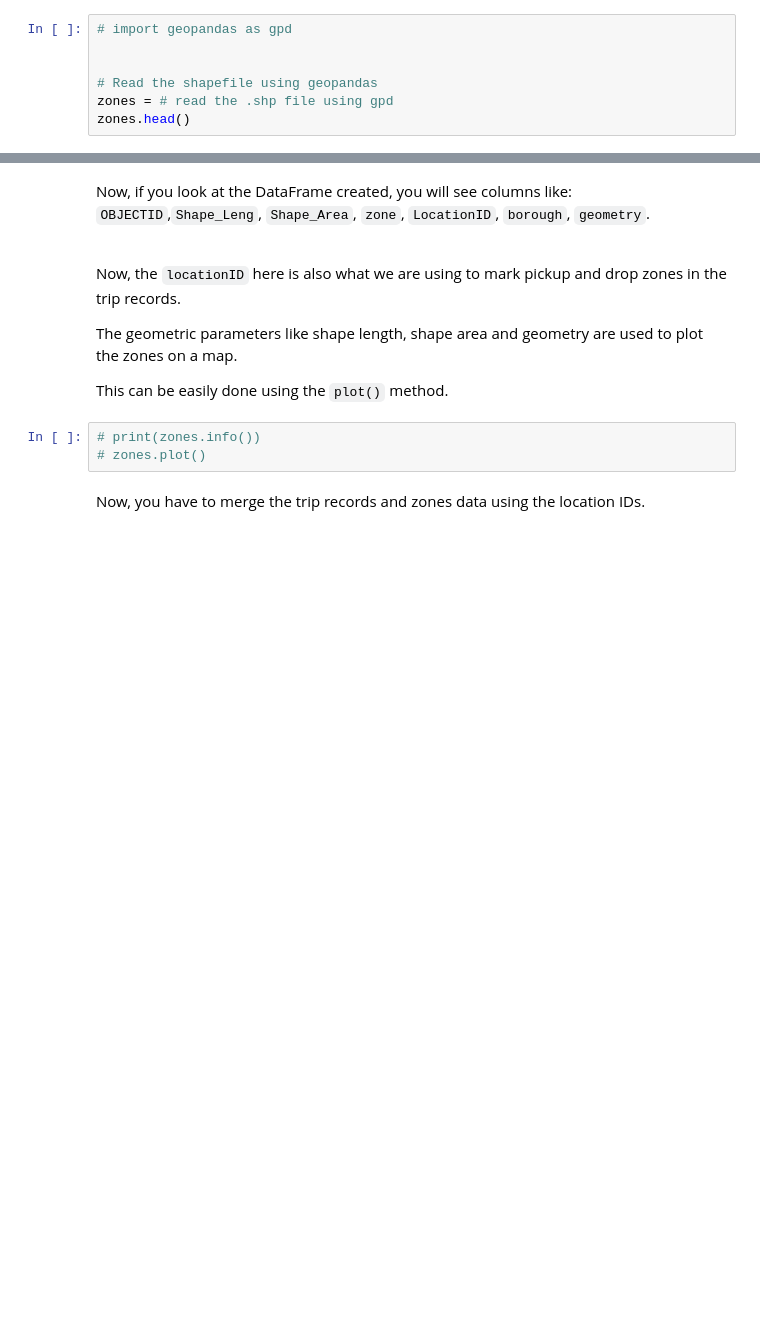
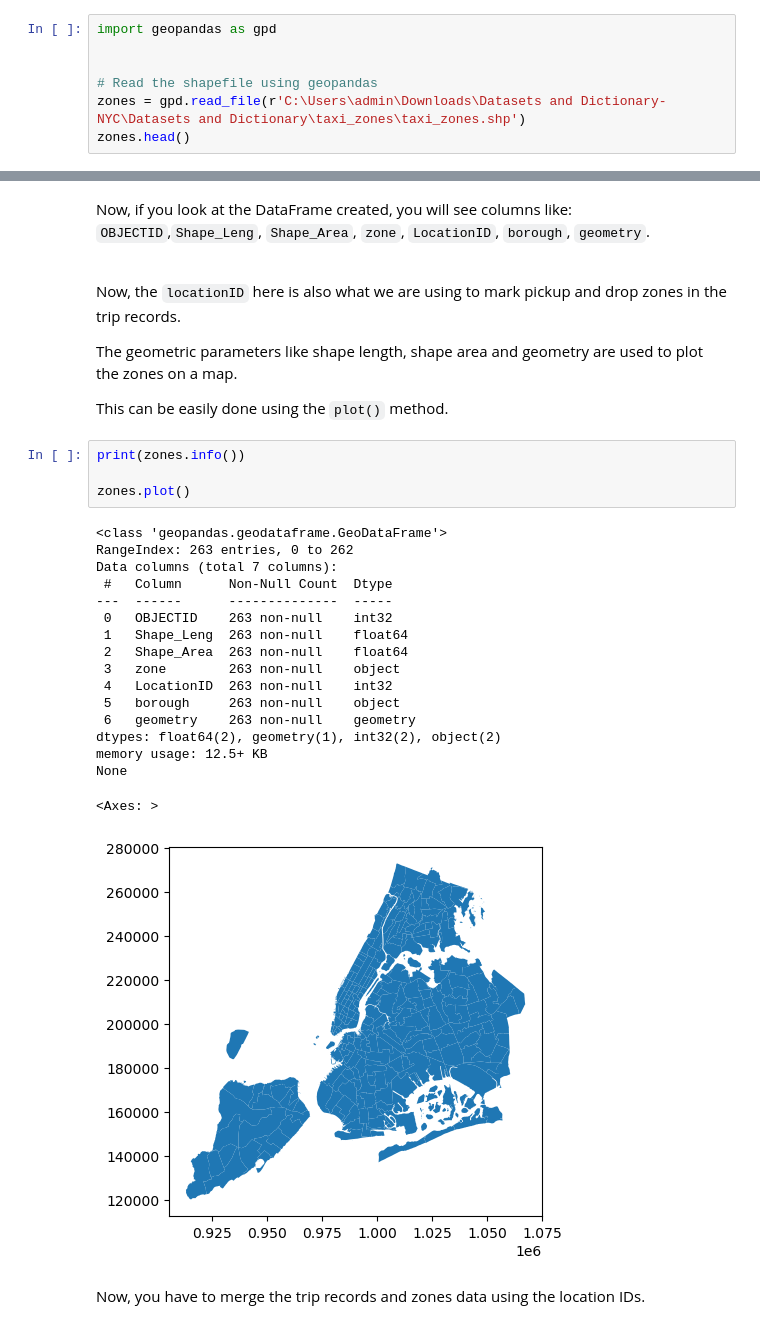
Before and after one commit to balajiramesh19/CourseAssignments, a Jupyter notebook: EDA_Assg_NYC_Taxi_Starter.ipynb, the cells around one changed output, grey strips where cells are left out. Cells and saved outputs as stored; diff of their text form; blank space fills up the shorter version.

```diff
--- a/EDA_Assg_NYC_Taxi_Starter.ipynb
+++ b/EDA_Assg_NYC_Taxi_Starter.ipynb
@@ -956,9 +974,9 @@ Reading the shapefile is very similar to *Pandas*. Use `gpd.read_file()` functio
 **3.1.9** <font color = red>[2 marks]</font> <br>
 Load the shapefile and display it.
 # %%
-# import geopandas as gpd
+import geopandas as gpd
 
 
 # Read the shapefile using geopandas
-zones = # read the .shp file using gpd
+zones = gpd.read_file(r'C:\Users\admin\Downloads\Datasets and Dictionary-NYC\Datasets and Dictionary\taxi_zones\taxi_zones.shp')
 zones.head()
@@ -972,8 +997,27 @@ The geometric parameters like shape length, shape area and geometry are used to
 
 This can be easily done using the `plot()` method.
 # %%
-# print(zones.info())
-# zones.plot()
+print(zones.info())
+
+zones.plot()
+# %% [output]
+<class 'geopandas.geodataframe.GeoDataFrame'>
+RangeIndex: 263 entries, 0 to 262
+Data columns (total 7 columns):
+ #   Column      Non-Null Count  Dtype
+---  ------      --------------  -----
+ 0   OBJECTID    263 non-null    int32
+ 1   Shape_Leng  263 non-null    float64
+ 2   Shape_Area  263 non-null    float64
+ 3   zone        263 non-null    object
+ 4   LocationID  263 non-null    int32
+ 5   borough     263 non-null    object
+ 6   geometry    263 non-null    geometry
+dtypes: float64(2), geometry(1), int32(2), object(2)
+memory usage: 12.5+ KB
+None
+<Axes: >
+[figure, added]
 # %% [markdown]
 Now, you have to merge the trip records and zones data using the location IDs.
 # %% [markdown]
```
Also changed, not shown: parts of 40 cells of this notebook.
